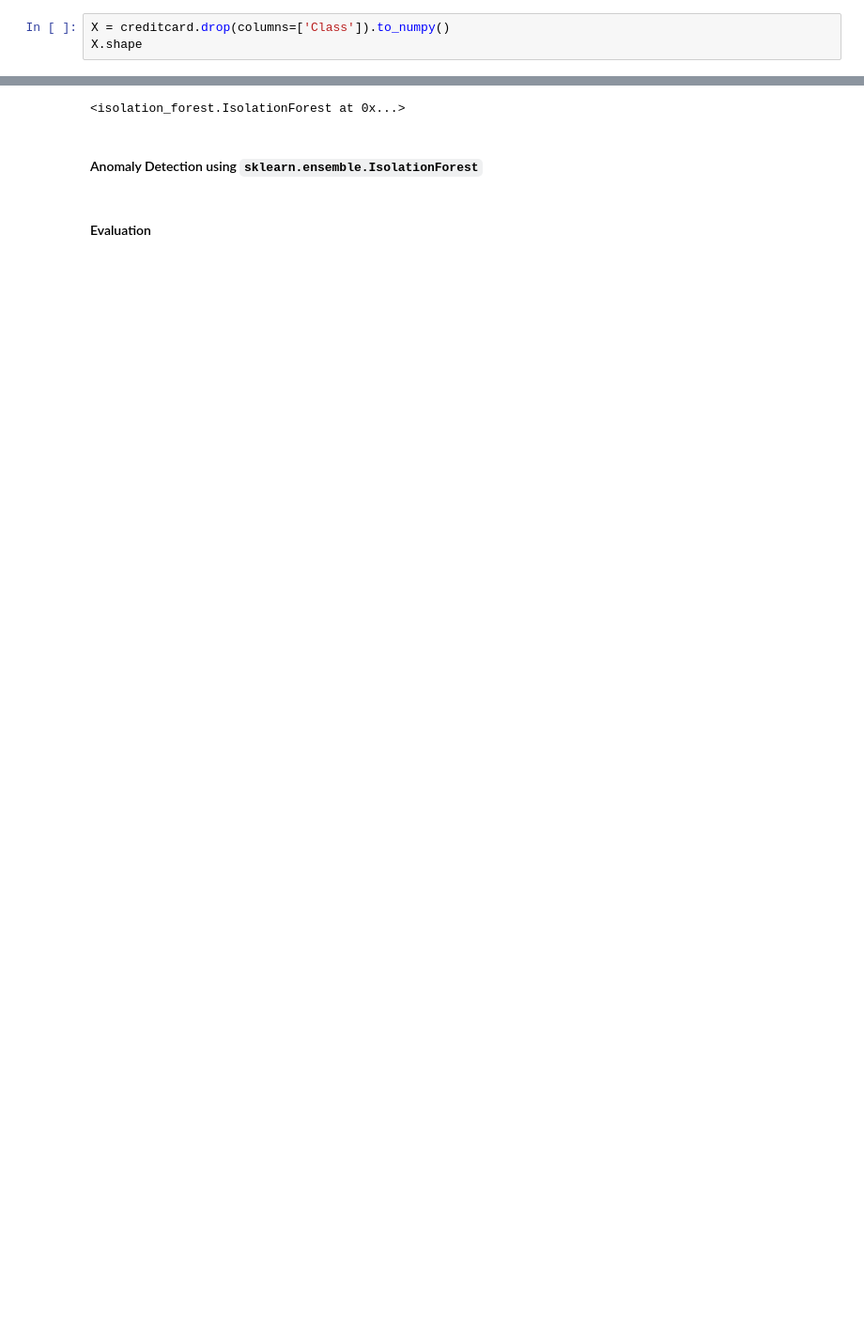
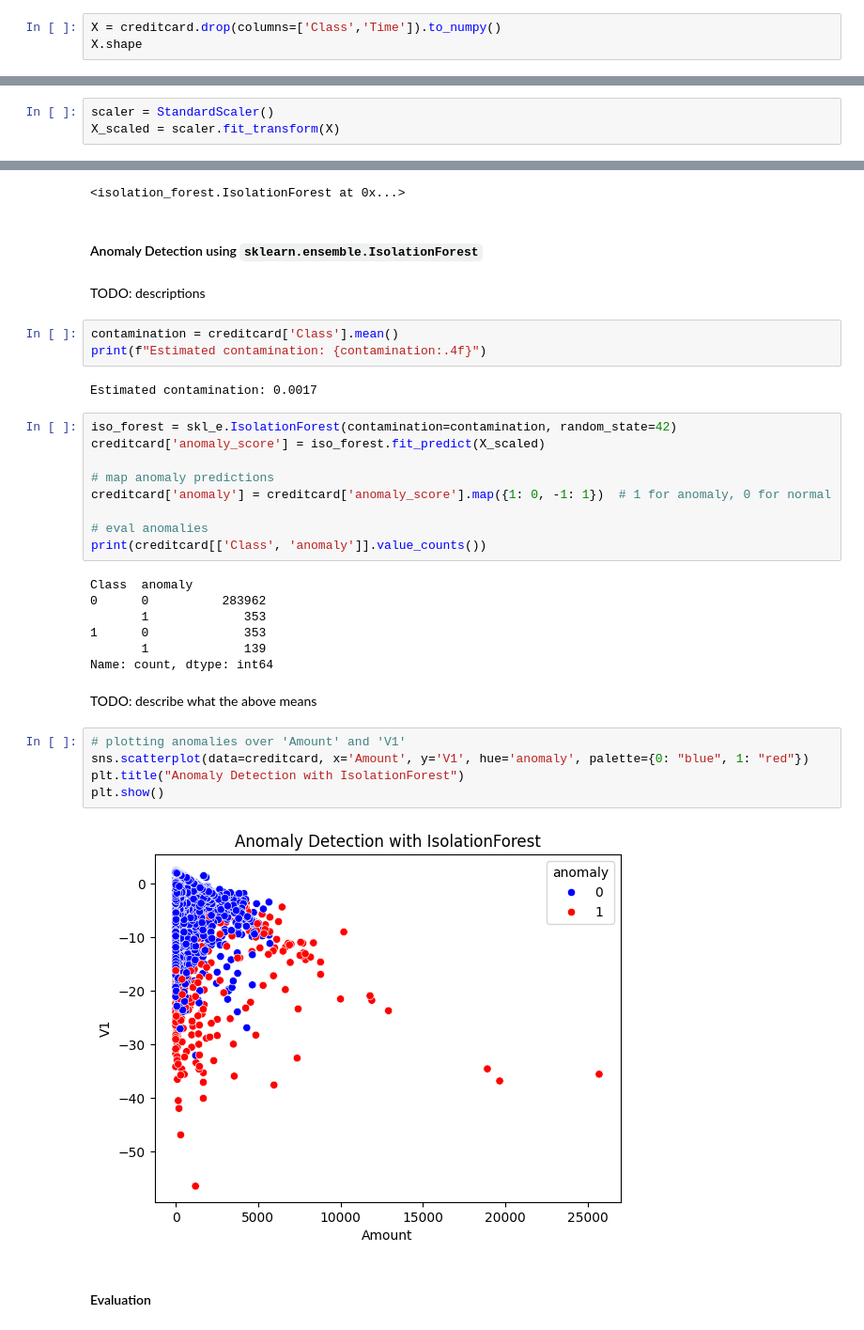
Before and after one commit to sumedhars/csc5601-term-project, a Jupyter notebook: client.ipynb, the cells around one changed output, grey strips where cells are left out. Shown at 94% size. Saved outputs shown, nothing was run; the diff lists cells and outputs as text; blank space fills up the shorter version.

```diff
--- a/client.ipynb
+++ b/client.ipynb
@@ -29,6 +33,6 @@ Class
 1       492
 Name: count, dtype: int64
 # %%
-X = creditcard.drop(columns=['Class']).to_numpy()
+X = creditcard.drop(columns=['Class','Time']).to_numpy()
 X.shape
 # %% [output]
@@ -36,3 +40,6 @@ X.shape
+# %%
+scaler = StandardScaler()
+X_scaled = scaler.fit_transform(X)
 # %% [markdown]
 #### Anomaly Detection using Implemented Isolation Forest
 # %%
@@ -43,5 +50,37 @@ model.fit(X)
 <isolation_forest.IsolationForest at 0x...>
 # %% [markdown]
 #### Anomaly Detection using `sklearn.ensemble.IsolationForest`
+# %% [markdown]
+TODO: descriptions
+# %%
+contamination = creditcard['Class'].mean()
+print(f"Estimated contamination: {contamination:.4f}")
+# %% [output]
+Estimated contamination: 0.0017
+# %%
+iso_forest = skl_e.IsolationForest(contamination=contamination, random_state=42)
+creditcard['anomaly_score'] = iso_forest.fit_predict(X_scaled)
+
+# map anomaly predictions
+creditcard['anomaly'] = creditcard['anomaly_score'].map({1: 0, -1: 1})  # 1 for anomaly, 0 for normal
+
+# eval anomalies
+print(creditcard[['Class', 'anomaly']].value_counts())
+# %% [output]
+Class  anomaly
+0      0          283962
+       1             353
+1      0             353
+       1             139
+Name: count, dtype: int64
+# %% [markdown]
+TODO: describe what the above means
+# %%
+# plotting anomalies over 'Amount' and 'V1'
+sns.scatterplot(data=creditcard, x='Amount', y='V1', hue='anomaly', palette={0: "blue", 1: "red"})
+plt.title("Anomaly Detection with IsolationForest")
+plt.show()
+# %% [output]
+[figure, added]
 # %% [markdown]
 #### Evaluation
```
Also changed, not shown: parts of 3 cells of this notebook.
